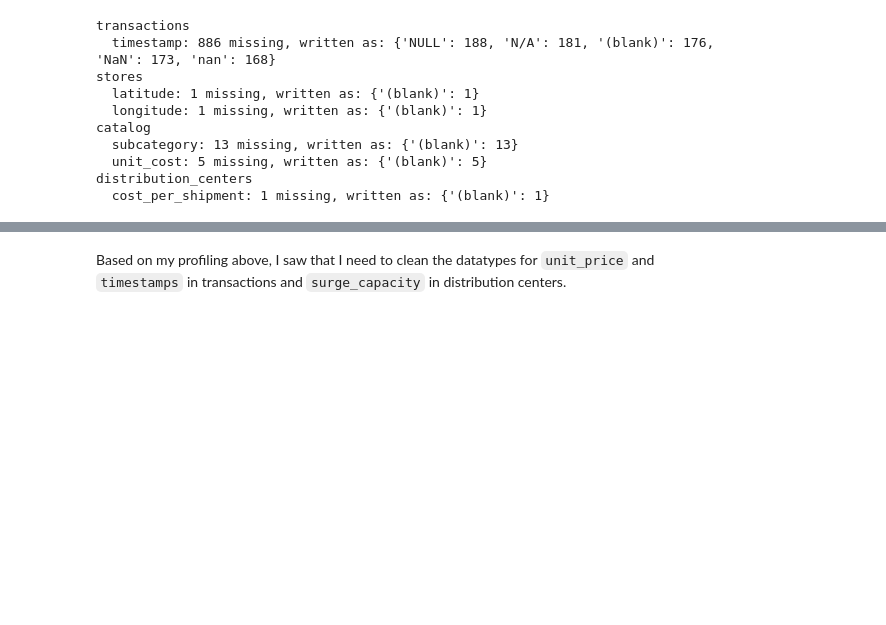
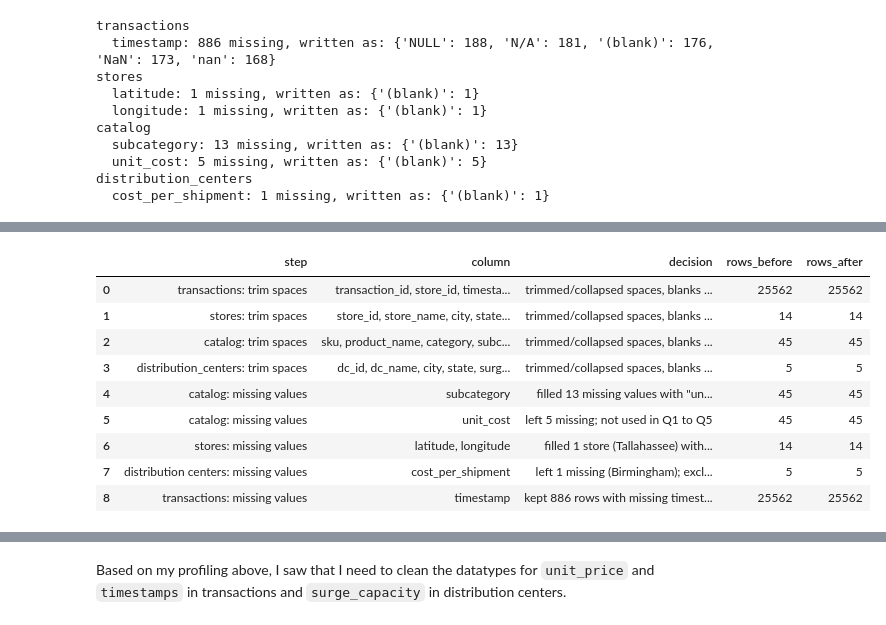
Before and after one commit to eviemcmahan/walmart-hurricane-project, a Jupyter notebook: notebooks/team_notebook.ipynb, the cells around one changed output, grey strips where cells are left out. Cells and saved outputs as stored; diff of their text form; code cells hidden in the pictures; blank space fills up the shorter version.

```diff
--- a/notebooks/team_notebook.ipynb
+++ b/notebooks/team_notebook.ipynb
@@ -233,0 +246,45 @@ DECIDE WHAT TO DO WITH MISSING VALUES!
+# %%
+def fill_missing(tables):
+    out = dict(tables)
+
+    # Catalog: subcategory is a text column, so fill it with a label
+    c = out['catalog'].copy()
+    n = int(c['subcategory'].isna().sum())
+    c['subcategory'] = c['subcategory'].fillna('unknown')
+    log('catalog: missing values', 'subcategory', f'filled {n} missing values with "unknown"', len(c), len(c))
+    log('catalog: missing values', 'unit_cost', f'left {int(c["unit_cost"].isna().sum())} missing; not used in Q1 to Q5', len(c), len(c))
+    out['catalog'] = c
+
+    # Stores: Tallahassee's missing coordinates, city level, from latlong.net
+    s = out['stores'].copy()
+    mask = s['latitude'].isna() | s['longitude'].isna()
+    s.loc[mask, ['latitude', 'longitude']] = [30.455, -84.2533]
+    log('stores: missing values', 'latitude, longitude',
+        f'filled {int(mask.sum())} store ({s.loc[mask, "city"].tolist()[0]}) with city-level coordinates from latlong.net', len(s), len(s))
+    out['stores'] = s
+
+    # Distribution centers: leave Birmingham's shipping cost missing
+    d = out['distribution_centers'].copy()
+    log('distribution centers: missing values', 'cost_per_shipment',
+        f'left {int(d["cost_per_shipment"].isna().sum())} missing (Birmingham); exclude from any cost comparison', len(d), len(d))
+    out['distribution_centers'] = d
+
+    # Transactions: timestamp is left missing on purpose; just log the decision
+    t = out['transactions']
+    log('transactions: missing values', 'timestamp',
+        f'kept {int(t["timestamp"].isna().sum())} rows with missing timestamp; excluded only from analysis that needs a date', len(t), len(t))
+    return out
+
+cleaned = fill_missing(cleaned)
+pd.DataFrame(decision_log)
+# %% [output]
+|  | step | column | decision | rows_before | rows_after |
+| 0 | transactions: trim spaces | transaction_id, store_id, timesta... | trimmed/collapsed spaces, blanks ... | 25562 | 25562 |
+| 1 | stores: trim spaces | store_id, store_name, city, state... | trimmed/collapsed spaces, blanks ... | 14 | 14 |
+| 2 | catalog: trim spaces | sku, product_name, category, subc... | trimmed/collapsed spaces, blanks ... | 45 | 45 |
+| 3 | distribution_centers: trim spaces | dc_id, dc_name, city, state, surg... | trimmed/collapsed spaces, blanks ... | 5 | 5 |
+| 4 | catalog: missing values | subcategory | filled 13 missing values with "un... | 45 | 45 |
+| 5 | catalog: missing values | unit_cost | left 5 missing; not used in Q1 to Q5 | 45 | 45 |
+| 6 | stores: missing values | latitude, longitude | filled 1 store (Tallahassee) with... | 14 | 14 |
+| 7 | distribution centers: missing values | cost_per_shipment | left 1 missing (Birmingham); excl... | 5 | 5 |
+| 8 | transactions: missing values | timestamp | kept 886 rows with missing timest... | 25562 | 25562 |
```
Also changed, not shown: parts of 16 cells of this notebook.
